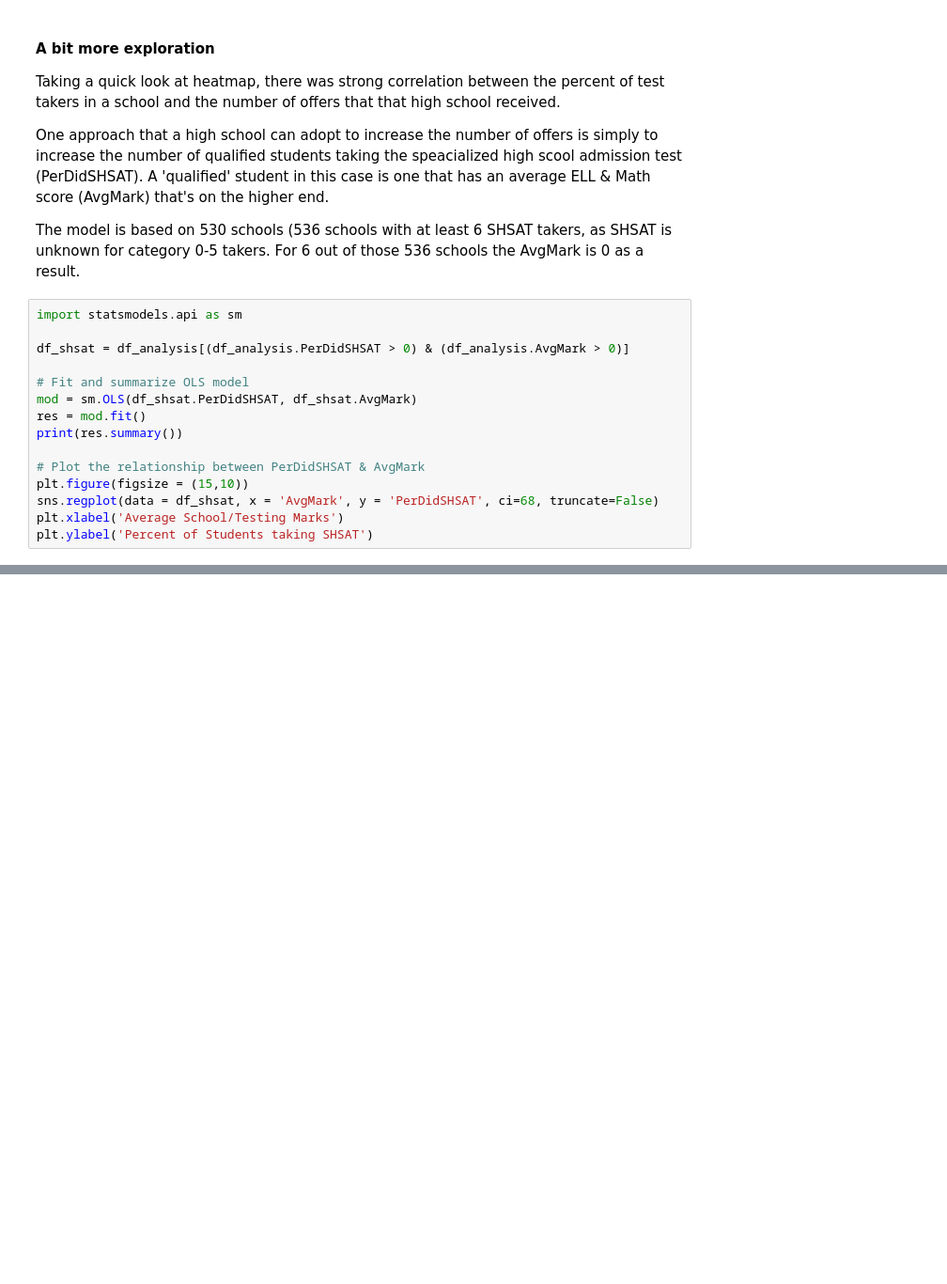
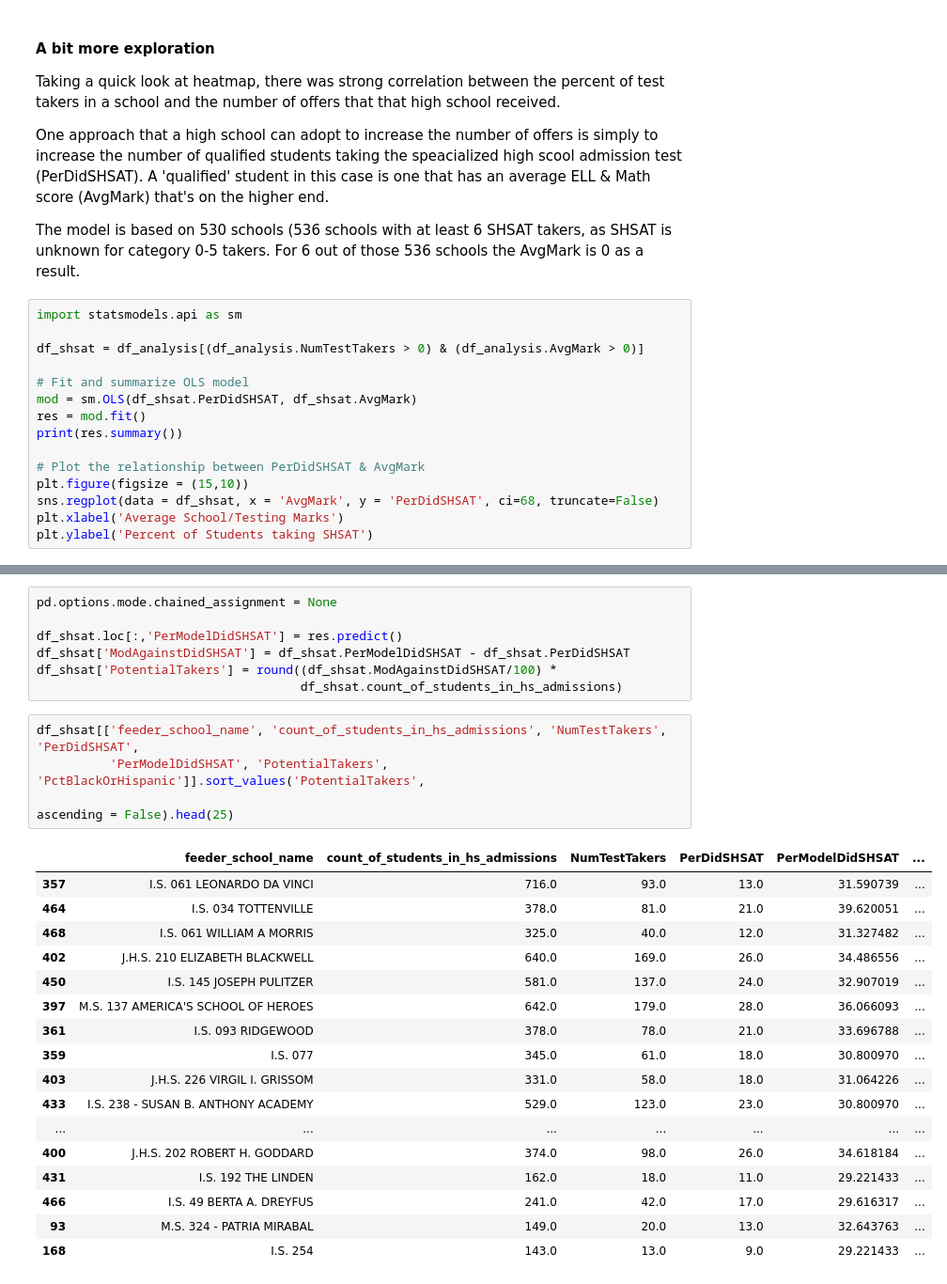
Before and after one commit to dj-m/CapstoneTwo, a Jupyter notebook: notebooks/CapstoneTwo_PredictingHighSchoolAdmissionsOffers.ipynb, the cells around one changed output, grey strips where cells are left out. Shown at 94% size. Saved outputs shown, nothing was run; the diff lists cells and outputs as text; blank space fills up the shorter version.

Commit message:
calculate the number of potential test takers

```diff
--- a/notebooks/CapstoneTwo_PredictingHighSchoolAdmissionsOffers.ipynb
+++ b/notebooks/CapstoneTwo_PredictingHighSchoolAdmissionsOffers.ipynb
@@ -743,7 +743,7 @@ The model is based on 530 schools (536 schools with at least 6 SHSAT takers, as
 # %%
 import statsmodels.api as sm
 
-df_shsat = df_analysis[(df_analysis.PerDidSHSAT > 0) & (df_analysis.AvgMark > 0)]
+df_shsat = df_analysis[(df_analysis.NumTestTakers > 0) & (df_analysis.AvgMark > 0)]
 
 # Fit and summarize OLS model
 mod = sm.OLS(df_shsat.PerDidSHSAT, df_shsat.AvgMark)
@@ -802,0 +782,29 @@ Name: NumSpecializedOffers, dtype: int64
+# %%
+pd.options.mode.chained_assignment = None
+
+df_shsat.loc[:,'PerModelDidSHSAT'] = res.predict()
+df_shsat['ModAgainstDidSHSAT'] = df_shsat.PerModelDidSHSAT - df_shsat.PerDidSHSAT
+df_shsat['PotentialTakers'] = round((df_shsat.ModAgainstDidSHSAT/100) *
+                                    df_shsat.count_of_students_in_hs_admissions)
+# %%
+df_shsat[['feeder_school_name', 'count_of_students_in_hs_admissions', 'NumTestTakers', 'PerDidSHSAT',
+          'PerModelDidSHSAT', 'PotentialTakers', 'PctBlackOrHispanic']].sort_values('PotentialTakers',
+                                                                                    ascending = False).head(25)
+# %% [output]
+|  | feeder_school_name | count_of_students_in_hs_admissions | NumTestTakers | PerDidSHSAT | PerModelDidSHSAT | ... |
+| 357 | I.S. 061 LEONARDO DA VINCI | 716.0 | 93.0 | 13.0 | 31.590739 | ... |
+| 464 | I.S. 034 TOTTENVILLE | 378.0 | 81.0 | 21.0 | 39.620051 | ... |
+| 468 | I.S. 061 WILLIAM A MORRIS | 325.0 | 40.0 | 12.0 | 31.327482 | ... |
+| 402 | J.H.S. 210 ELIZABETH BLACKWELL | 640.0 | 169.0 | 26.0 | 34.486556 | ... |
+| 450 | I.S. 145 JOSEPH PULITZER | 581.0 | 137.0 | 24.0 | 32.907019 | ... |
+| 397 | M.S. 137 AMERICA'S SCHOOL OF HEROES | 642.0 | 179.0 | 28.0 | 36.066093 | ... |
+| 361 | I.S. 093 RIDGEWOOD | 378.0 | 78.0 | 21.0 | 33.696788 | ... |
+| 359 | I.S. 077 | 345.0 | 61.0 | 18.0 | 30.800970 | ... |
+| 403 | J.H.S. 226 VIRGIL I. GRISSOM | 331.0 | 58.0 | 18.0 | 31.064226 | ... |
+| 433 | I.S. 238 - SUSAN B. ANTHONY ACADEMY | 529.0 | 123.0 | 23.0 | 30.800970 | ... |
+| ... | ... | ... | ... | ... | ... | ... |
+| 400 | J.H.S. 202 ROBERT H. GODDARD | 374.0 | 98.0 | 26.0 | 34.618184 | ... |
+| 431 | I.S. 192 THE LINDEN | 162.0 | 18.0 | 11.0 | 29.221433 | ... |
+| 466 | I.S. 49 BERTA A. DREYFUS | 241.0 | 42.0 | 17.0 | 29.616317 | ... |
+| 93 | M.S. 324 - PATRIA MIRABAL | 149.0 | 20.0 | 13.0 | 32.643763 | ... |
+| 168 | I.S. 254 | 143.0 | 13.0 | 9.0 | 29.221433 | ... |
```
Also changed, not shown: parts of 5 cells of this notebook.
